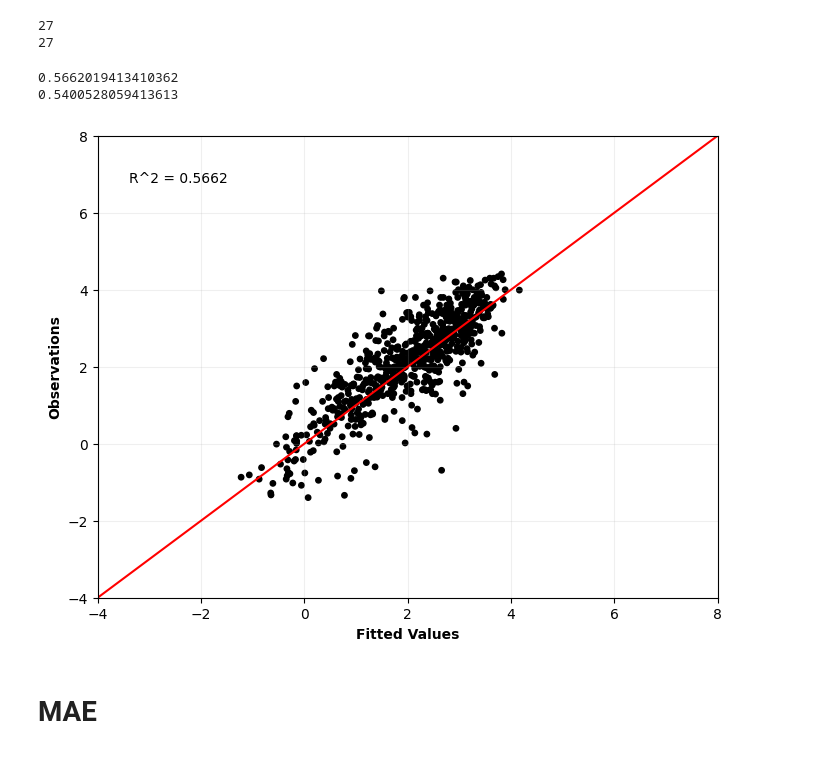
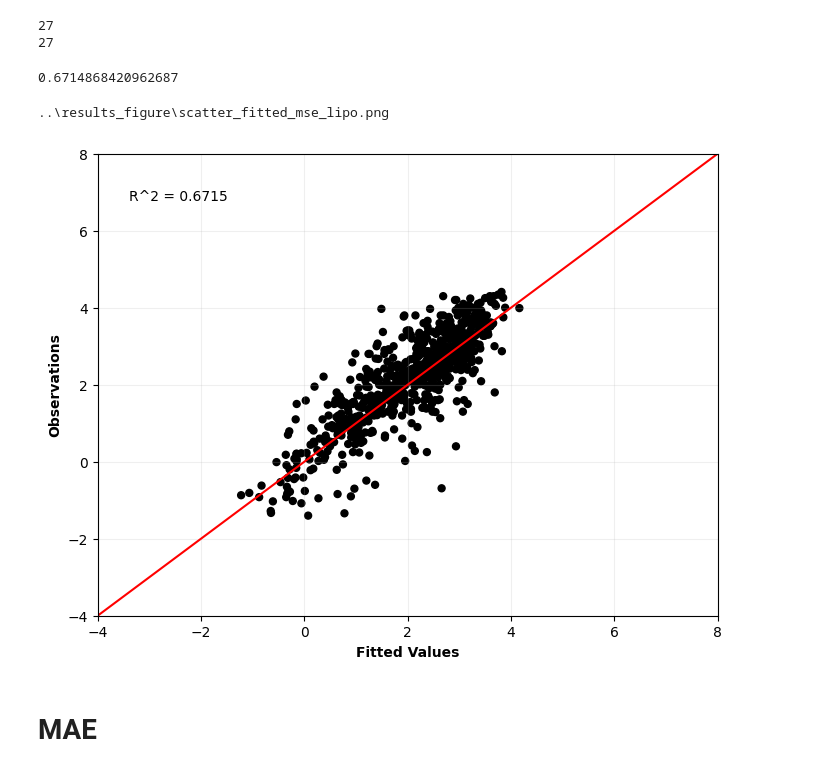
Before and after one commit to DSjayjang/Project, a Jupyter notebook: ChemGCNs/visualization/scatter_fitted.ipynb, the cells around one changed output. Drawn from its saved outputs; the diff is of its cells as text; code cells hidden in the pictures.

```diff
--- a/ChemGCNs/visualization/scatter_fitted.ipynb
+++ b/ChemGCNs/visualization/scatter_fitted.ipynb
@@ -29,0 +10,26 @@ print(MSE_k, MAE_k)
+# %%
+if dataset == 'freesolv':
+    MSE_k = 0
+    MAE_k = 0
+    s = 15
+elif dataset == 'esol':
+    MSE_k = 2
+    MAE_k = 2
+    s = 15
+elif dataset == 'vd':
+    MSE_k = 2
+    MAE_k = 2
+    s = 25
+elif dataset == 'lipo':
+    MSE_k = 2 # egcn은 3
+    MAE_k = 2
+    s = 15
+
+if dataset in ['esol', 'lipo', 'vd', 'lipo']:
+    MSE_k = 2
+    MAE_k = 2
+elif dataset in ['freesolv']:
+    MSE_k = 0
+    MAE_k = 0
+
+print(MSE_k, MAE_k)
@@ -31,11 +39,11 @@ print(MSE_k, MAE_k)
 # MSE & MSE for train dataset
 # %%
 # MSE
-df_val_MSE = pd.read_csv('result_val_' + dataset + f'_mse_{MSE_k}'  + '.csv')
+df_val_MSE = pd.read_csv(r'..\results_datasets\result_val_' + dataset + f'_mse_{MSE_k}'  + '.csv')
 print(df_val_MSE.shape[1])
 
 # MAE
-df_val_MAE = pd.read_csv('result_val_' + dataset + f'_mae_{MAE_k}' + '.csv')
+df_val_MAE = pd.read_csv(r'..\results_datasets\result_val_' + dataset + f'_mae_{MAE_k}' + '.csv')
 print(df_val_MAE.shape[1])
 # %% [output]
 27
@@ -50,22 +58,26 @@ columns = ['target', 'fitted'] + [f'feature{i}' for i in range(1, df_val_MAE.sha
 df_val_MAE.columns = columns
 # %%
 # R^2
-r2_mse = r2_score(df_val_MSE['fitted'], df_val_MSE['target'])
-r2_mae = r2_score(df_val_MAE['fitted'], df_val_MAE['target'])
+r2_mse = r2_score(df_val_MSE['target'], df_val_MSE['fitted'])
+r2_mae = r2_score(df_val_MAE['target'], df_val_MAE['fitted'])
 
 print(r2_mse)
-print(r2_mae)
+# print(r2_mae)
 # %% [output]
-0.5662019413410362
-0.5400528059413613
+0.6714868420962687
 # %%
+if dataset in ['freesolv', 'esol', 'lipo']:
+    s = 25
+elif dataset in ['vd']:
+    s = 15
+
 from matplotlib.colors import ListedColormap
 pastel_cmap = ListedColormap(["black"])
 
 plt.figure(figsize = (8, 6))
 
 scatter = plt.scatter(df_val_MSE['fitted'], df_val_MSE['target'],
-                      c=df_val_MSE['target'], s=15,
+                      c=df_val_MSE['target'], s = s,
                       cmap = pastel_cmap)
 
 # 대각선 추가
@@ -80,36 +92,39 @@ if dataset == 'freesolv':
     plt.yticks(range(-15, 9, 3))
 elif dataset == 'esol':
     plt.xlim(-10, 4)
     plt.ylim(-10, 4)
     plt.xticks(range(-10, 6, 2))
     plt.yticks(range(-10, 6, 2))
 elif dataset == 'vd':
     plt.xlim(0, 8)
     plt.ylim(0, 8)
     plt.xticks(range(0, 9, 1))
     plt.yticks(range(0, 9, 1))
 elif dataset == 'lipo':
     plt.xlim(-4, 8)
     plt.ylim(-4, 8)
     plt.xticks(range(-4, 10, 2))
     plt.yticks(range(-4, 10, 2))
 
 plt.xlabel("Fitted Values", fontweight = 'bold')
 plt.ylabel("Observations", fontweight = 'bold')
 
 plt.text(0.05, 0.90, f'R^2 = {r2_mse:.4f}',
          transform = plt.gca().transAxes,
          fontsize = 10,)
 
 plt.grid(alpha = 0.2)
 
 # 저장
-os.chdir(r'C:\Users\user\Desktop\연구\1. Chem_GCN\2. 성능\scatter_plot')
-plt.savefig(f'scatter_fitted_mse_{dataset}.png', dpi = 300, bbox_inches = 'tight')
+file_name = f'scatter_fitted_mse_{dataset}.png'
+file_path = os.path.join(save_dir, file_name)
+print(file_path)
+plt.savefig(file_path, dpi = 300, bbox_inches = 'tight')
 
 plt.show()
 # %% [output]
+..\results_figure\scatter_fitted_mse_lipo.png
-[figure, old version]
+[figure, new version]
 # %% [markdown]
 # MAE
 # %%
```
Also changed, not shown: parts of 4 cells of this notebook, 49 other files.
